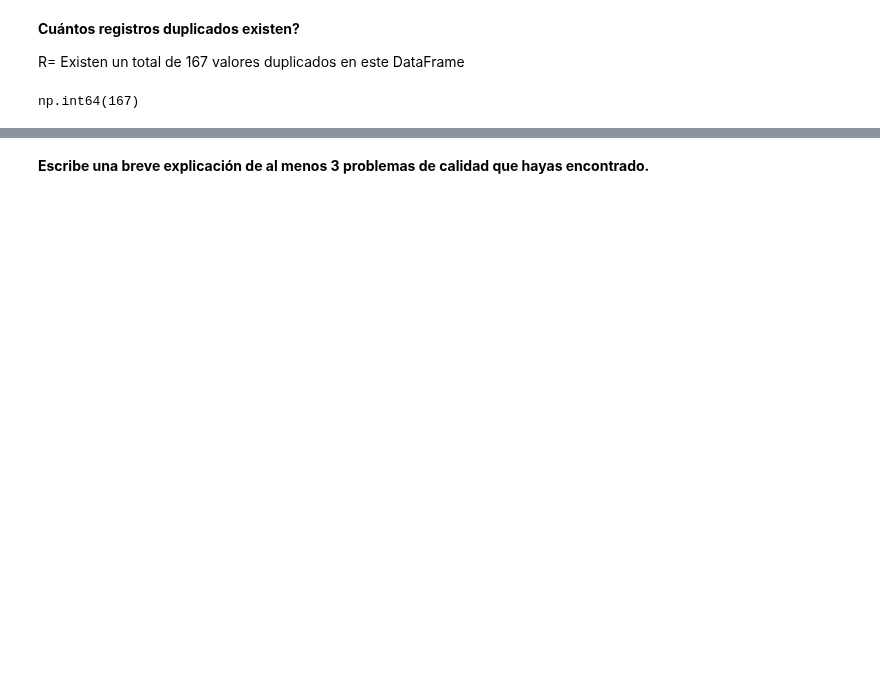
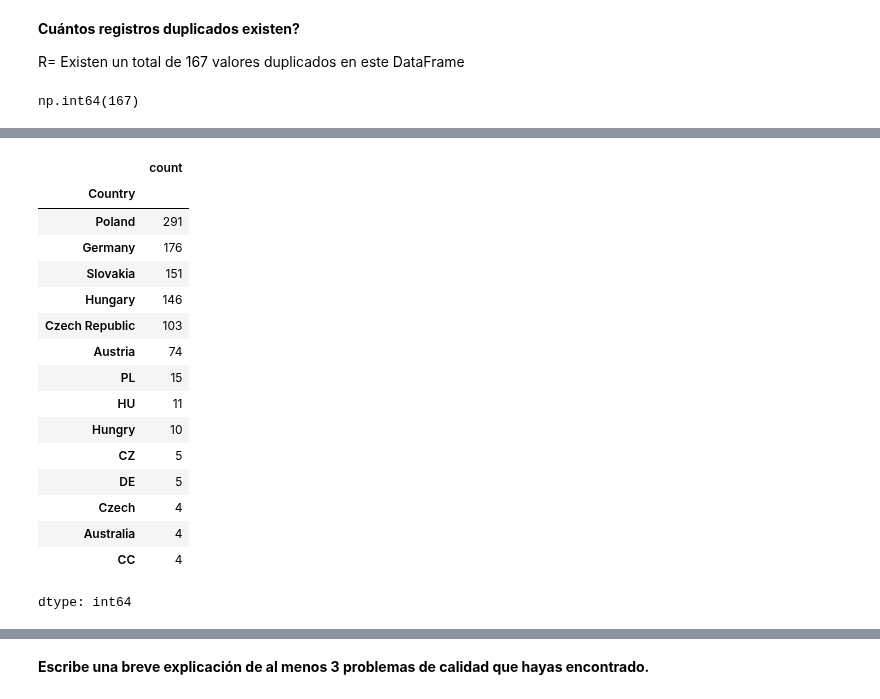
Before and after one commit to juanalvarez2491-web/Entregables-BIT-JuanCarlosAlvarezOchoa, a Jupyter notebook: Actividad_2_Limpieza_y_análisis_de_datos_con_Pandas_+_NumPy.ipynb, the cells around one changed output, grey strips where cells are left out. Drawn from its saved outputs; the diff is of its cells as text; code cells hidden in the pictures; blank space fills up the shorter version.

```diff
--- a/Actividad_2_Limpieza_y_análisis_de_datos_con_Pandas_+_NumPy.ipynb
+++ b/Actividad_2_Limpieza_y_análisis_de_datos_con_Pandas_+_NumPy.ipynb
@@ -84,0 +119,20 @@ np.int64(167)
+# %%
+df["Country"].value_counts()
+# %% [output]
+|  | count |
+| Country |  |
+| Poland | 291 |
+| Germany | 176 |
+| Slovakia | 151 |
+| Hungary | 146 |
+| Czech Republic | 103 |
+| Austria | 74 |
+| PL | 15 |
+| HU | 11 |
+| Hungry | 10 |
+| CZ | 5 |
+| DE | 5 |
+| Czech | 4 |
+| Australia | 4 |
+| CC | 4 |
+dtype: int64
```
Also changed, not shown: parts of 6 cells of this notebook.
